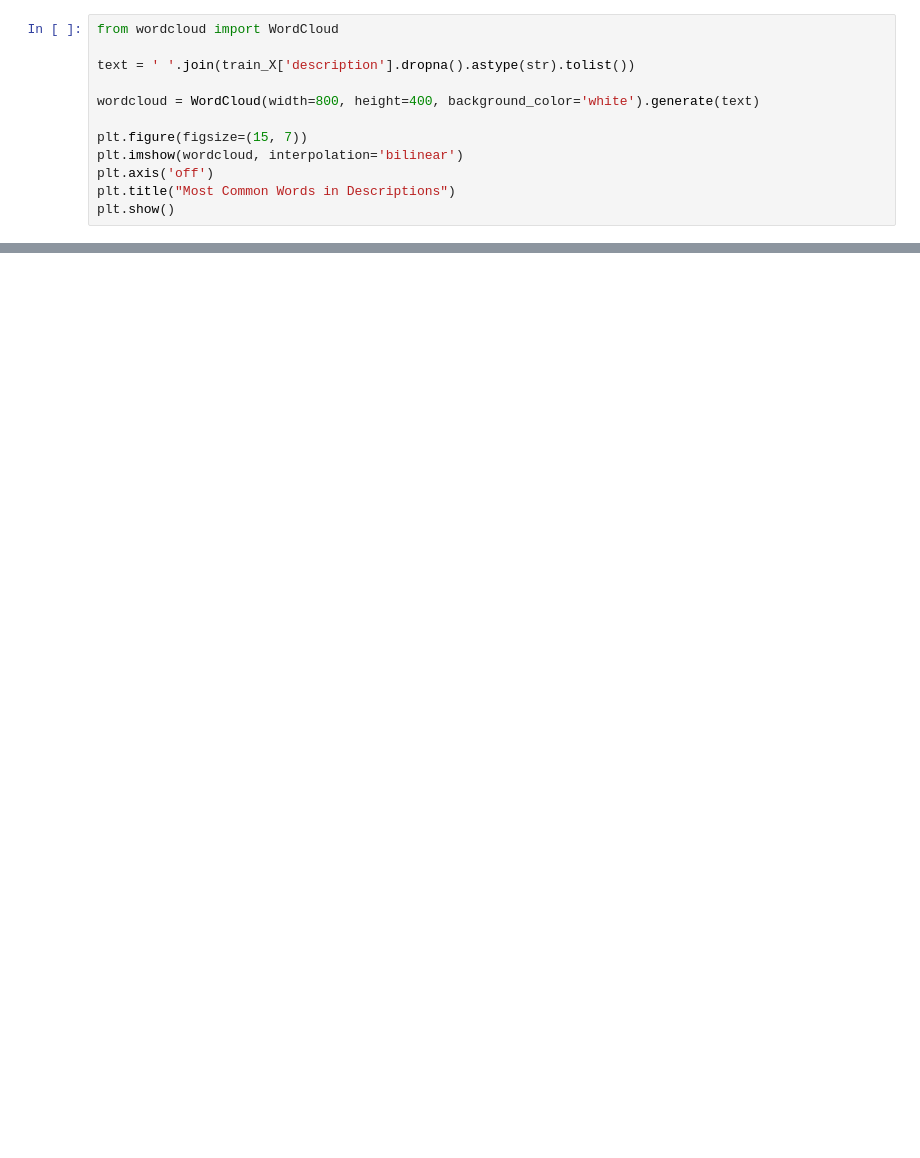
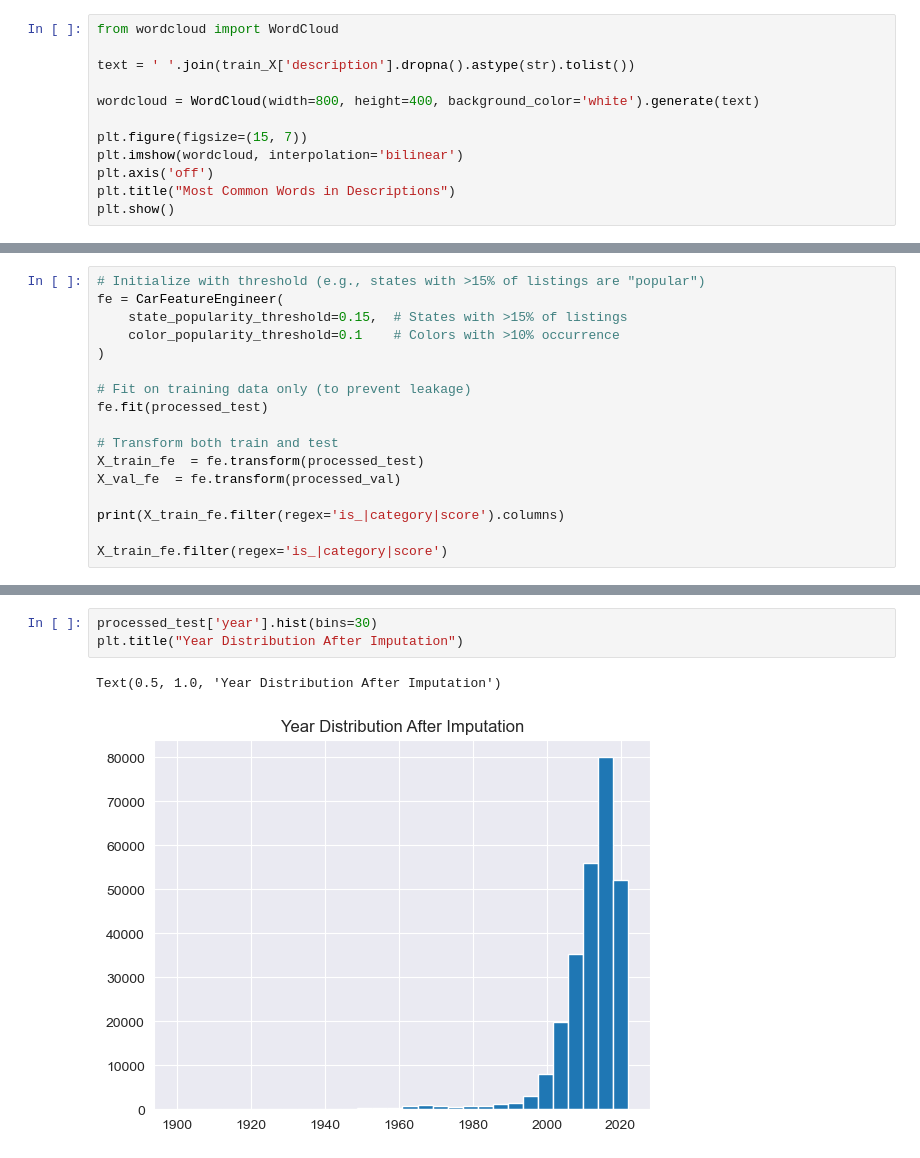
Before and after one commit to wissamttajjar/ml_and_dm_project, a Jupyter notebook: notebooks/data_preprocessing.ipynb, the cells around one changed output, grey strips where cells are left out. Saved outputs shown, nothing was run; the diff lists cells and outputs as text; blank space fills up the shorter version.

```diff
--- a/notebooks/data_preprocessing.ipynb
+++ b/notebooks/data_preprocessing.ipynb
@@ -1148,0 +1364,17 @@ dtype: int64
+# %%
+# Initialize with threshold (e.g., states with >15% of listings are "popular")
+fe = CarFeatureEngineer(
+    state_popularity_threshold=0.15,  # States with >15% of listings
+    color_popularity_threshold=0.1    # Colors with >10% occurrence
+)
+
+# Fit on training data only (to prevent leakage)
+fe.fit(processed_test)
+
+# Transform both train and test
+X_train_fe  = fe.transform(processed_test)
+X_val_fe  = fe.transform(processed_val)
+
+print(X_train_fe.filter(regex='is_|category|score').columns)
+
+X_train_fe.filter(regex='is_|category|score')
@@ -1148,0 +1401,6 @@ dtype: int64
+# %%
+processed_test['year'].hist(bins=30)
+plt.title("Year Distribution After Imputation")
+# %% [output]
+Text(0.5, 1.0, 'Year Distribution After Imputation')
+[figure, added]
```
Also changed, not shown: parts of 10 cells of this notebook.
